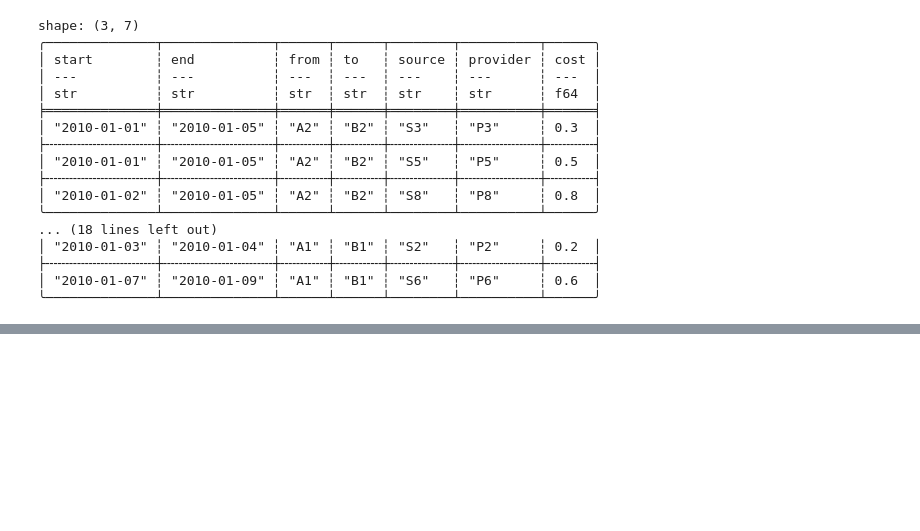
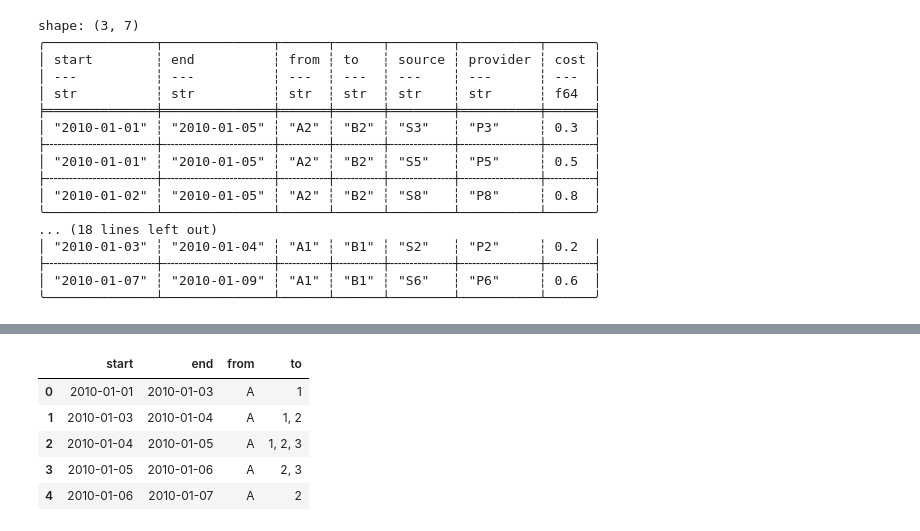
Before and after one commit to vietlq/interval-merging, a Jupyter notebook: Pandas-intervals.ipynb, the cells around one changed output, grey strips where cells are left out. Saved outputs shown, nothing was run; the diff lists cells and outputs as text; code cells hidden in the pictures; blank space fills up the shorter version.

```diff
--- a/Pandas-intervals.ipynb
+++ b/Pandas-intervals.ipynb
@@ -474,0 +592,40 @@ shape: (3, 7)
+# %%
+def merge_intervals_and_combine_targets(
+    df: pd.DataFrame,
+    from_col: str = "from",
+    to_col: str = "to",
+    start_col: str = "start",
+    end_col: str = "end",
+) -> pd.DataFrame:
+    df = df.melt(id_vars=[from_col, to_col], var_name="__tmp_var", value_name=start_col)
+    df.drop("__tmp_var", axis=1, inplace=True)
+    df.sort_values([from_col, to_col], inplace=True)
+    df.set_index(start_col, inplace=True)
+
+    groups = df.groupby([from_col, to_col])
+    # Drop the last date as we will create end = start + 1 for each date
+    # Feel free to set end = end - 1 before melting to avoid dropping the last row here
+    resampled_groups = [group_df.resample("D").ffill().iloc[:-1] for (_, group_df) in groups]
+
+    df = pd.concat(resampled_groups)
+    df = df.groupby([start_col, from_col]).agg({to_col: ", ".join})
+    df.reset_index(inplace=True)
+    df[end_col] = df11[start_col] + pd.Timedelta(days=1)
+
+    result = merge_intervals_based_on_cols(
+        df,
+        groupby_cols=[from_col, to_col],
+        start_col=start_col,
+        end_col=end_col
+    )
+
+    return result
+# %%
+merge_intervals_and_combine_targets(df7)
+# %% [output]
+|  | start | end | from | to |
+| 0 | 2010-01-01 | 2010-01-03 | A | 1 |
+| 1 | 2010-01-03 | 2010-01-04 | A | 1, 2 |
+| 2 | 2010-01-04 | 2010-01-05 | A | 1, 2, 3 |
+| 3 | 2010-01-05 | 2010-01-06 | A | 2, 3 |
+| 4 | 2010-01-06 | 2010-01-07 | A | 2 |
```
Also changed, not shown: parts of 10 cells of this notebook.
